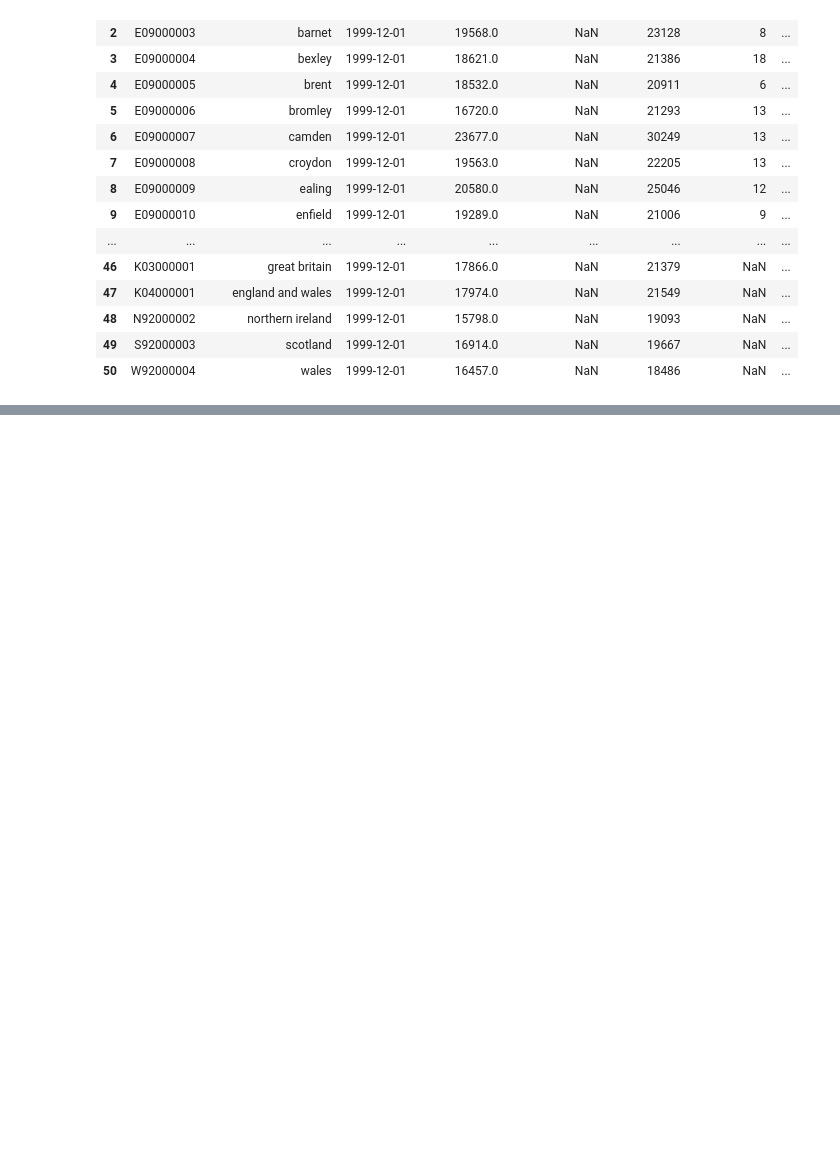
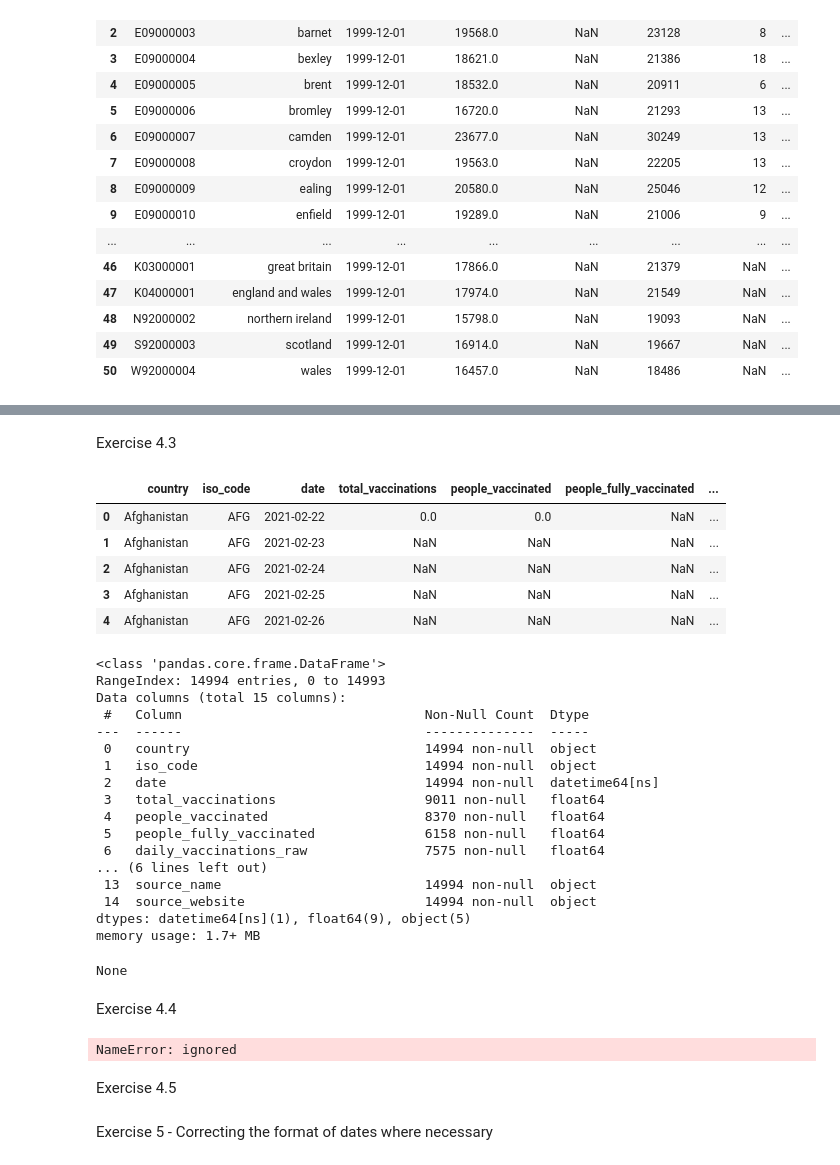
Before and after one commit to Jojomaque/Portfolio, a Jupyter notebook: Jojo_Preparing_data_for_analysis.ipynb, the cells around one changed output, grey strips where cells are left out. Saved outputs shown, nothing was run; the diff lists cells and outputs as text; code cells hidden in the pictures; blank space fills up the shorter version.

```diff
--- a/Jojo_Preparing_data_for_analysis.ipynb
+++ b/Jojo_Preparing_data_for_analysis.ipynb
@@ -141,0 +245,43 @@ housing_london_original.drop_duplicates(subset = ['area'])
+# %% [markdown]
+Exercise 4.3
+# %%
+df = pd.read_excel('https://github.com/lilaceri/Working-with-data-/blob/342abab10d93c4bf23b5c55a50f189f12a137c5f/Data%20Sets%20for%20code%20divisio/Covid%20Vaccination%20Data.xlsx?raw=true')
+#Remove all rows with missing data in the total_vaccination column
+dfvac.dropna(subset = ['total_vaccinations'])
+display(dfvac.head())
+display(dfvac.info())
+# %% [output]
+|  | country | iso_code | date | total_vaccinations | people_vaccinated | people_fully_vaccinated | ... |
+| 0 | Afghanistan | AFG | 2021-02-22 | 0.0 | 0.0 | NaN | ... |
+| 1 | Afghanistan | AFG | 2021-02-23 | NaN | NaN | NaN | ... |
+| 2 | Afghanistan | AFG | 2021-02-24 | NaN | NaN | NaN | ... |
+| 3 | Afghanistan | AFG | 2021-02-25 | NaN | NaN | NaN | ... |
+| 4 | Afghanistan | AFG | 2021-02-26 | NaN | NaN | NaN | ... |
+<class 'pandas.core.frame.DataFrame'>
+RangeIndex: 14994 entries, 0 to 14993
+Data columns (total 15 columns):
+ #   Column                               Non-Null Count  Dtype
+---  ------                               --------------  -----
+ 0   country                              14994 non-null  object
+ 1   iso_code                             14994 non-null  object
+ 2   date                                 14994 non-null  datetime64[ns]
+ 3   total_vaccinations                   9011 non-null   float64
+ 4   people_vaccinated                    8370 non-null   float64
+ 5   people_fully_vaccinated              6158 non-null   float64
+ 6   daily_vaccinations_raw               7575 non-null   float64
+... (6 lines left out)
+ 13  source_name                          14994 non-null  object
+ 14  source_website                       14994 non-null  object
+dtypes: datetime64[ns](1), float64(9), object(5)
+memory usage: 1.7+ MB
+None
+# %% [markdown]
+Exercise 4.4
+# %%
+df = pd.read_excel('https://github.com/lilaceri/Working-with-data-/blob/342abab10d93c4bf23b5c55a50f189f12a137c5f/Data%20Sets%20for%20code%20divisio/Covid%20Vaccination%20Data.xlsx?raw=true')
+# Python code to show the working of median() function.
+dfvac2["total_vaccinations_per_hundred"].median()
+# %% [output]
+NameError: ignored
+# %% [markdown]
+Exercise 4.5
@@ -141,0 +292,2 @@ housing_london_original.drop_duplicates(subset = ['area'])
+# %% [markdown]
+Exercise 5 - Correcting the format of dates where necessary
```
Also changed, not shown: parts of 7 cells of this notebook.
